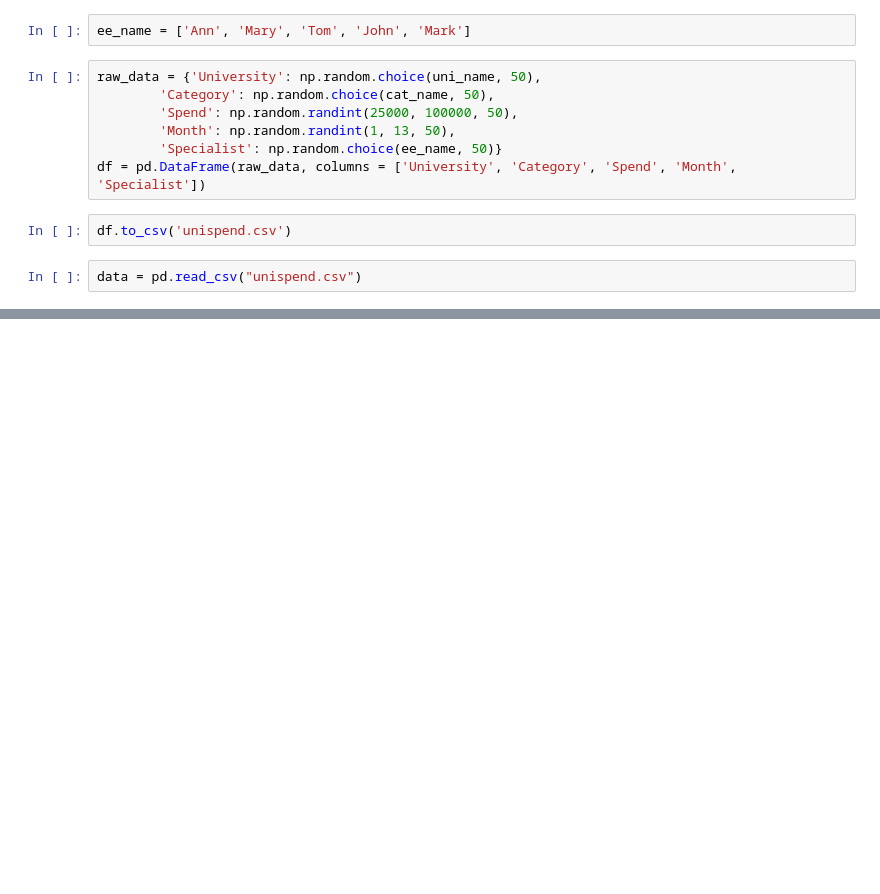
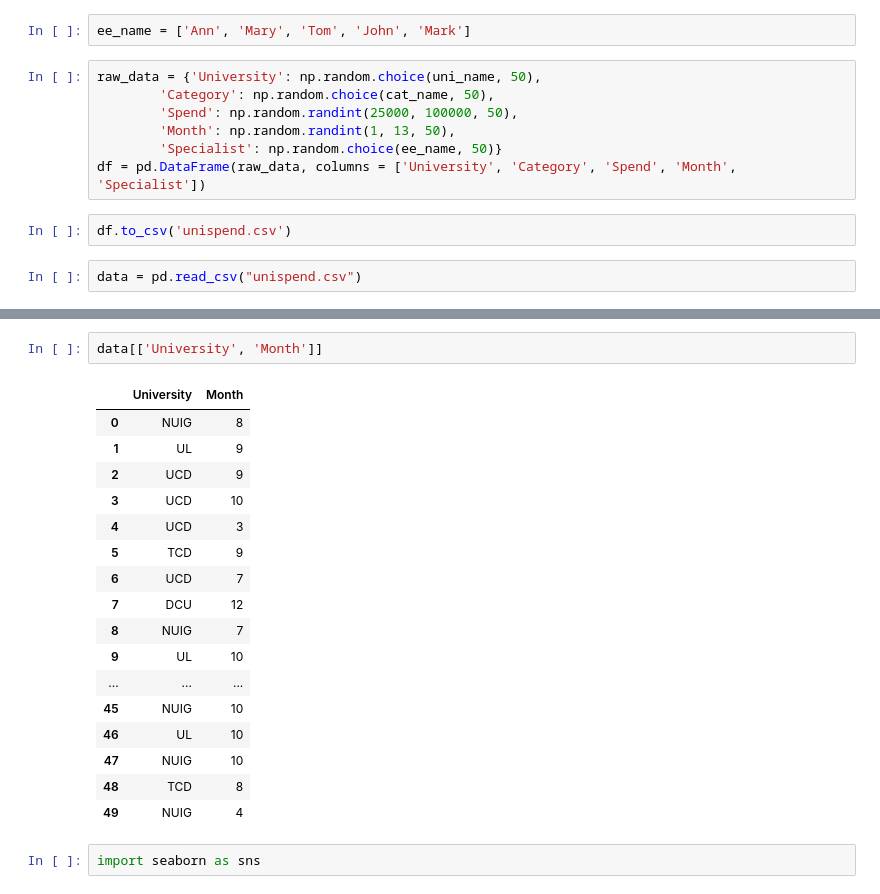
Before and after one commit to colettegallagher/simulating-data, a Jupyter notebook: Simulating Data.ipynb, the cells around one changed output, grey strips where cells are left out. Drawn from its saved outputs; the diff is of its cells as text; blank space fills up the shorter version.

```diff
--- a/Simulating Data.ipynb
+++ b/Simulating Data.ipynb
@@ -60,0 +80,22 @@ data
+# %%
+data[['University', 'Month']]
+# %% [output]
+|  | University | Month |
+| 0 | NUIG | 8 |
+| 1 | UL | 9 |
+| 2 | UCD | 9 |
+| 3 | UCD | 10 |
+| 4 | UCD | 3 |
+| 5 | TCD | 9 |
+| 6 | UCD | 7 |
+| 7 | DCU | 12 |
+| 8 | NUIG | 7 |
+| 9 | UL | 10 |
+| ... | ... | ... |
+| 45 | NUIG | 10 |
+| 46 | UL | 10 |
+| 47 | NUIG | 10 |
+| 48 | TCD | 8 |
+| 49 | NUIG | 4 |
+# %%
+import seaborn as sns
```
Also changed, not shown: parts of 5 cells of this notebook, 1 other file.
